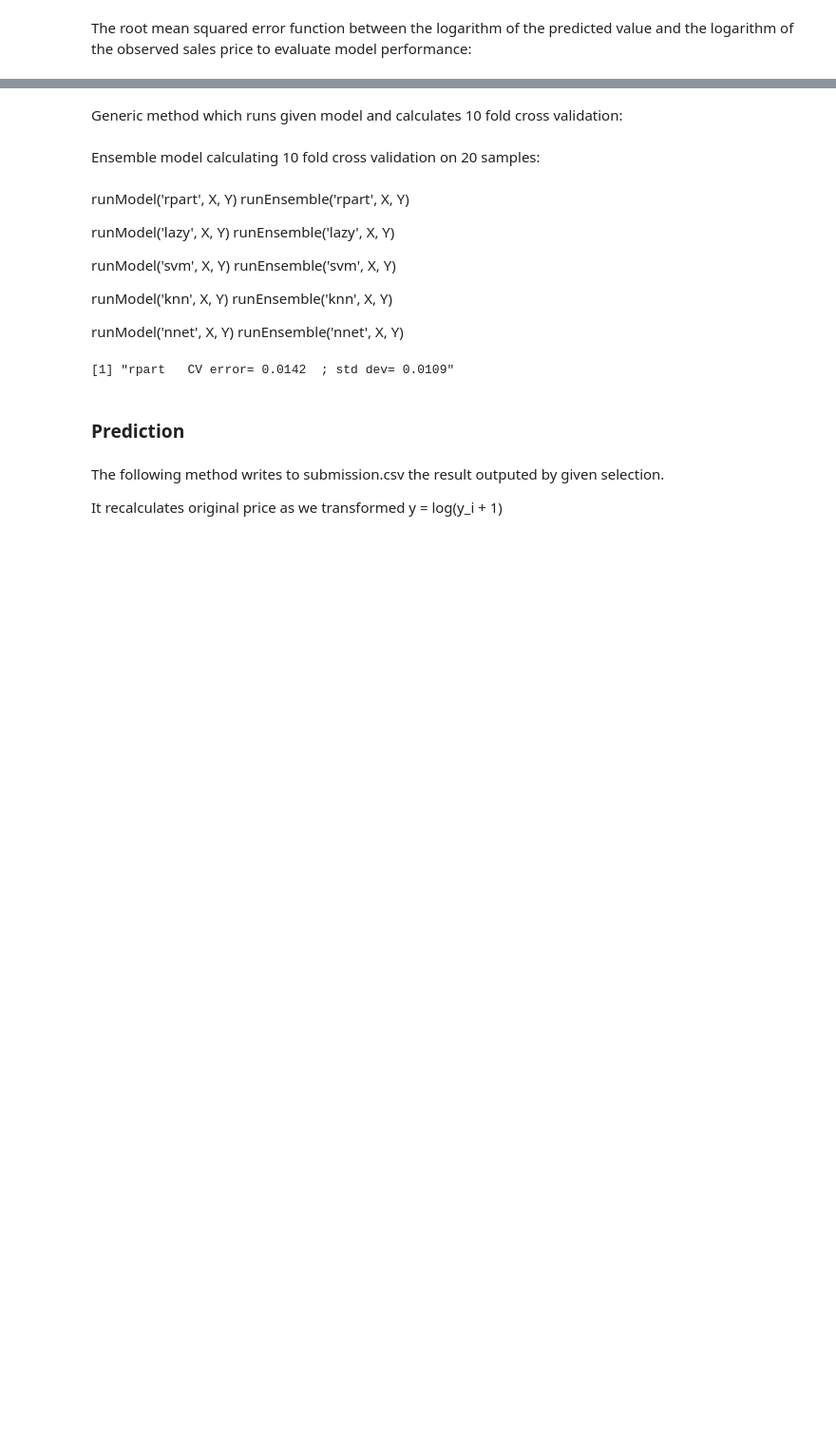
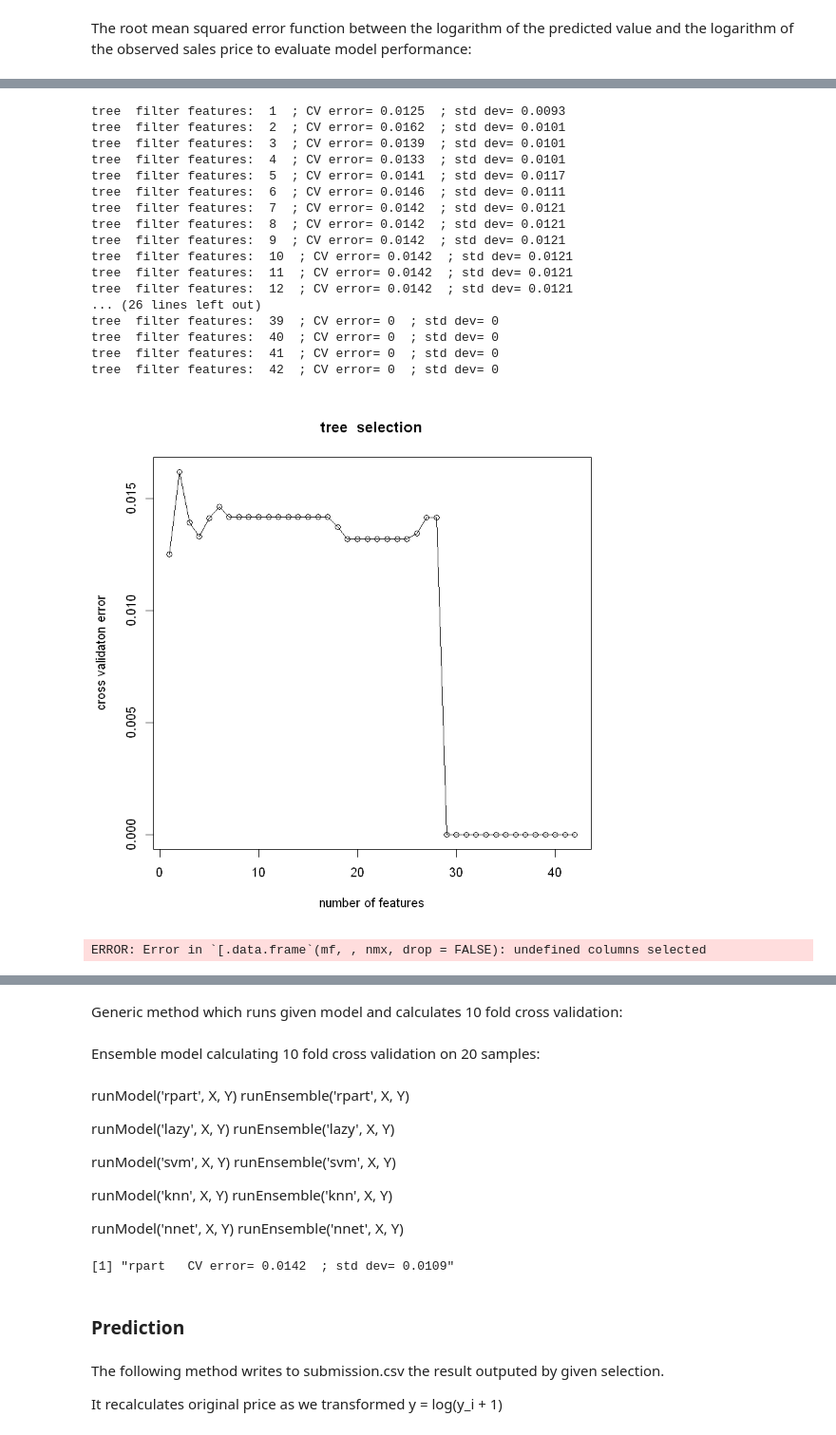
Before and after one commit to ciortanmadalina/BioinfoSem2, a Jupyter notebook: ml/homework.ipynb, the cells around one changed output, grey strips where cells are left out. Shown at 95% size. Cells and saved outputs as stored; diff of their text form; code cells hidden in the pictures; blank space fills up the shorter version.

```diff
--- a/ml/homework.ipynb
+++ b/ml/homework.ipynb
@@ -471,0 +421,25 @@ rmse <- function (log_prediction, log_observation){
+# %%
+filterFeatures('tree', X, Y)
+# %% [output]
+tree  filter features:  1  ; CV error= 0.0125  ; std dev= 0.0093
+tree  filter features:  2  ; CV error= 0.0162  ; std dev= 0.0101
+tree  filter features:  3  ; CV error= 0.0139  ; std dev= 0.0101
+tree  filter features:  4  ; CV error= 0.0133  ; std dev= 0.0101
+tree  filter features:  5  ; CV error= 0.0141  ; std dev= 0.0117
+tree  filter features:  6  ; CV error= 0.0146  ; std dev= 0.0111
+tree  filter features:  7  ; CV error= 0.0142  ; std dev= 0.0121
+tree  filter features:  8  ; CV error= 0.0142  ; std dev= 0.0121
+tree  filter features:  9  ; CV error= 0.0142  ; std dev= 0.0121
+tree  filter features:  10  ; CV error= 0.0142  ; std dev= 0.0121
+tree  filter features:  11  ; CV error= 0.0142  ; std dev= 0.0121
+tree  filter features:  12  ; CV error= 0.0142  ; std dev= 0.0121
+... (26 lines left out)
+tree  filter features:  39  ; CV error= 0  ; std dev= 0
+tree  filter features:  40  ; CV error= 0  ; std dev= 0
+tree  filter features:  41  ; CV error= 0  ; std dev= 0
+tree  filter features:  42  ; CV error= 0  ; std dev= 0
+[figure, added]
+# %%
+filterFeatures('lazy', X, Y)
+# %% [output]
+ERROR: Error in `[.data.frame`(mf, , nmx, drop = FALSE): undefined columns selected
```
Also changed, not shown: parts of 46 cells of this notebook, 1 other file.
